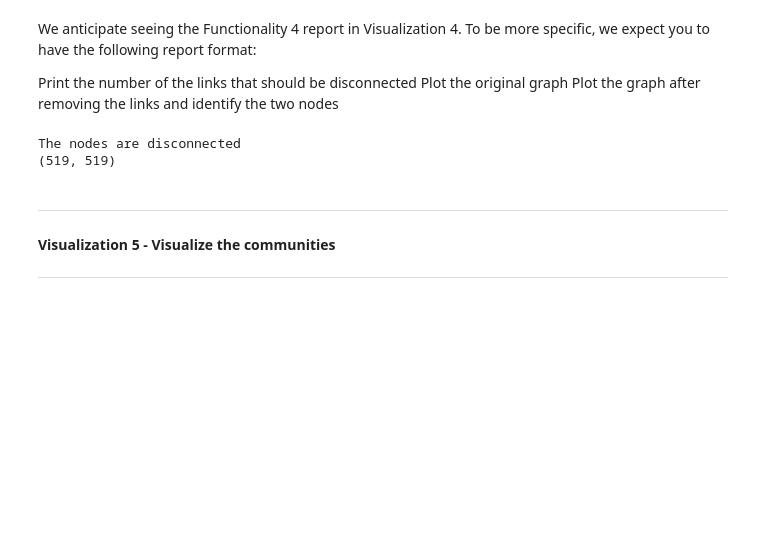
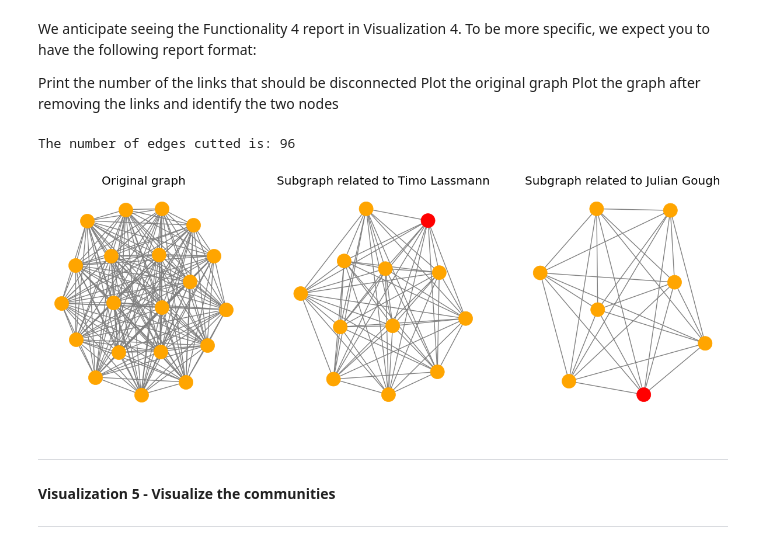
Before and after one commit to ahmadsaaddm/ADM-HW5, a Jupyter notebook: main.ipynb, the cells around one changed output. Cells and saved outputs as stored; diff of their text form; code cells hidden in the pictures; blank space fills up the shorter version.

```diff
--- a/main.ipynb
+++ b/main.ipynb
@@ -390,5 +406,5 @@ def nodes_contribution(graph,node,graph_name):
 # %%
-def bfs_shortest_walk(graph, start, end):
+def bfs_p(graph, start, end):
 
     # Initialize a queue with the start node
     queue = [(start, [start], [])]
@@ -412,7 +428,7 @@ def bfs_shortest_walk(graph, start, end):
         # Iterate through all neighbour nodes
         for neighbor in set(graph.neighbors(current_node)) - visited:
 
-            # Retrieve the paper titles the authors wrote together
+            # each edge between two authors represent a papers, therefore we need to retrieve the list of papers too
             titles = graph[current_node][neighbor]["titles"]
 
             # Enqueue the neighbor node and update the path
@@ -845,5 +873,11 @@ def visualize_shortest_ordered_route(graph,subsample,N,n):
     nx.draw_networkx_edge_labels(graph_auth, pos=pos, edge_labels=edge_labels)
     plt.show()
 # %%
-visualize_shortest_ordered_route(collaboration_subgraph,random.sample(topN_authors_aux, n),20,5)
+subsample = ['Vanja Haberle',
+ 'Andrea Califano',
+ 'Hideya Kawaji',
+ 'Carrie A. Davis',
+ 'Robin Andersson']
+N = 20
+visualize_shortest_ordered_route(collaboration_graph, subsample,N)
 # %% [output]
@@ -867,4 +898,19 @@ def visualize_disconnected_graph(graph,node_a,node_b,N):
     topN_authors = sorted(degrees.items(),key=lambda x:x[1],reverse=True)[:N]
     topN_authors_aux = [el[0] for el in topN_authors]
     subgraph_auth = graph.subgraph(topN_authors_aux)
-    cnt = min_cut_edges(graph,node_a,node_b)
+    pos1 = nx.spring_layout(subgraph_auth)
+    fig, axes = plt.subplots(nrows=1, ncols=3, figsize=(15,5))
+    axes[0].set_title('Original graph')
+    axes[1].set_title('Subgraph related to ' + node_a)
+    axes[2].set_title('Subgraph related to '+ node_b)
+
+    nx.draw(subgraph_auth, pos = pos1, ax = axes[0], node_color = "orange",edge_color = "gray")
+    num_edges, sub_start, sub_target = kargerMinCut(subgraph_auth.copy(),node_a,node_b)
+    node_colors_a = ['red' if node == node_a else 'orange' for node in sub_start.nodes]
+    print("The number of edges cutted is:", num_edges)
+    pos2 = nx.spring_layout(sub_start)
+    nx.draw(sub_start, pos = pos2, ax=axes[1], node_color = node_colors_a, edge_color = "gray")
+
+    node_colors_b = ['red' if node == node_b else 'orange' for node in sub_target.nodes]
+    pos3 = nx.spring_layout(sub_target)
+    nx.draw(sub_target, pos = pos3, ax=axes[2], node_color = node_colors_b, edge_color = "gray")
@@ -897,16 +917,10 @@ def min_cut_edges(graph, node_a, node_b):
 # %%
-N = 50
-degrees = dict(collaboration_subgraph.degree())
-topN_authors = sorted(degrees.items(),key=lambda x:x[1],reverse=True)[:N]
-topN_authors_aux = [el[0] for el in topN_authors]
-subgraph_auth = collaboration_subgraph.subgraph(topN_authors_aux)
-n = 2
-subsample = random.sample(topN_authors_aux, n)
-cnt = min_cut_edges(collaboration_graph,subsample[0],subsample[1])
-print(cnt)
+nodes = ['Timo Lassmann', 'Julian Gough']
+N=20
+visualize_disconnected_graph(collaboration_graph,nodes[0],nodes[1],N)
 # %% [output]
-The nodes are disconnected
-(519, 519)
+The number of edges cutted is: 96
+[figure, added]
 # %% [markdown]
 ---
 #### Visualization 5 - Visualize the communities
```
Also changed, not shown: parts of 29 cells of this notebook.
